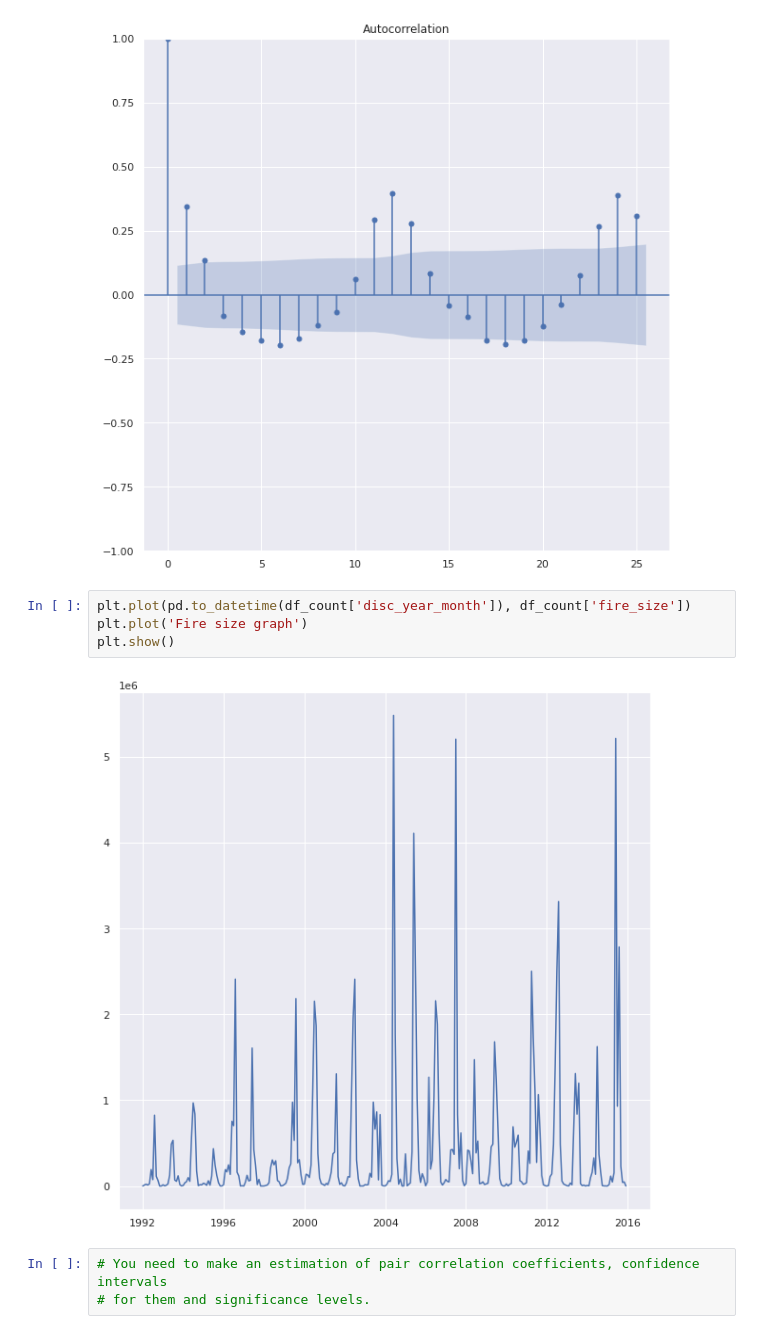
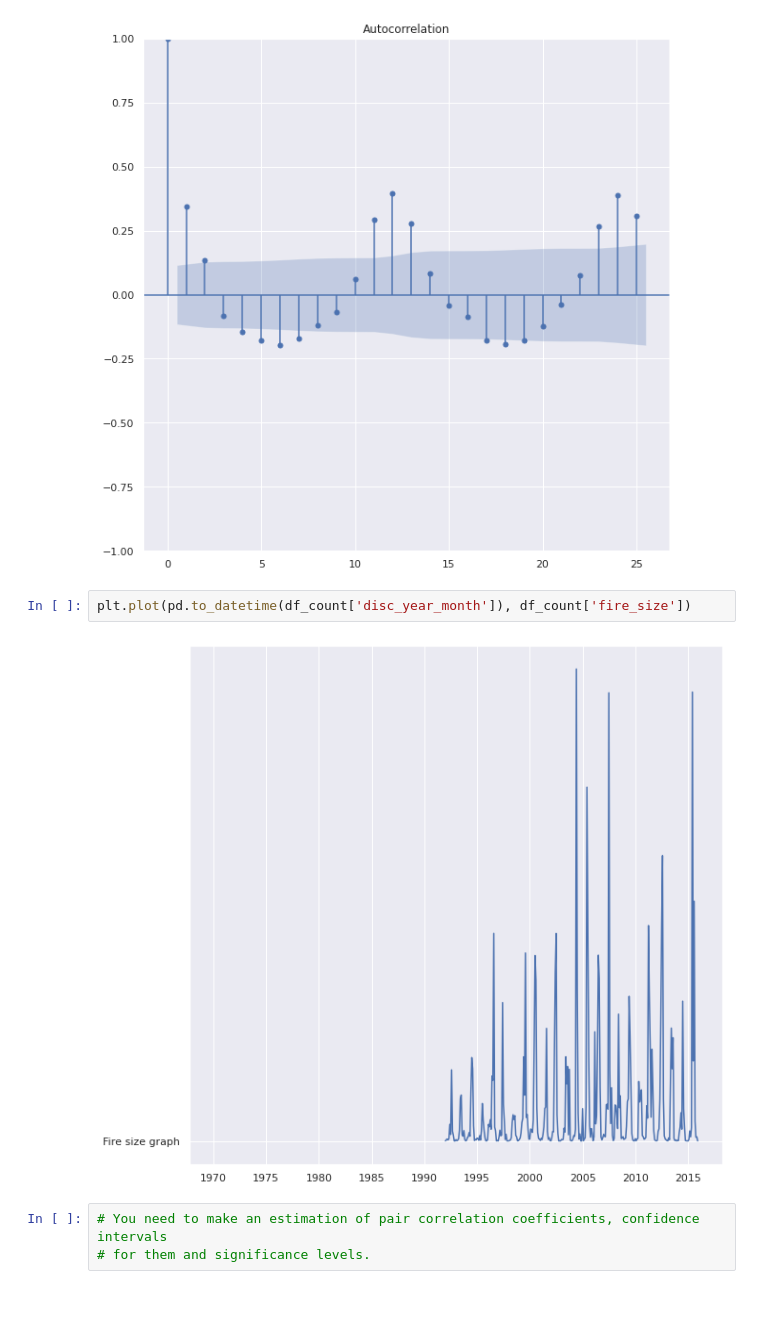
Before and after one commit to Pavelevivan/MultivariateAnalysis, a Jupyter notebook: task_4_firesize.ipynb, the cells around one changed output. Drawn from its saved outputs; the diff is of its cells as text; blank space fills up the shorter version.

```diff
--- a/task_4_firesize.ipynb
+++ b/task_4_firesize.ipynb
@@ -121,10 +120,8 @@ plot_acf(df_count['fire_size'])
 [figure]
 # %%
 plt.plot(pd.to_datetime(df_count['disc_year_month']), df_count['fire_size'])
-plt.plot('Fire size graph')
-plt.show()
 # %% [output]
-[figure, old version]
+[figure, new version]
 # %%
 # You need to make an estimation of pair correlation coefficients, confidence intervals
 # for them and significance levels.
```
Also changed, not shown: parts of 4 cells of this notebook, 6 other files.
